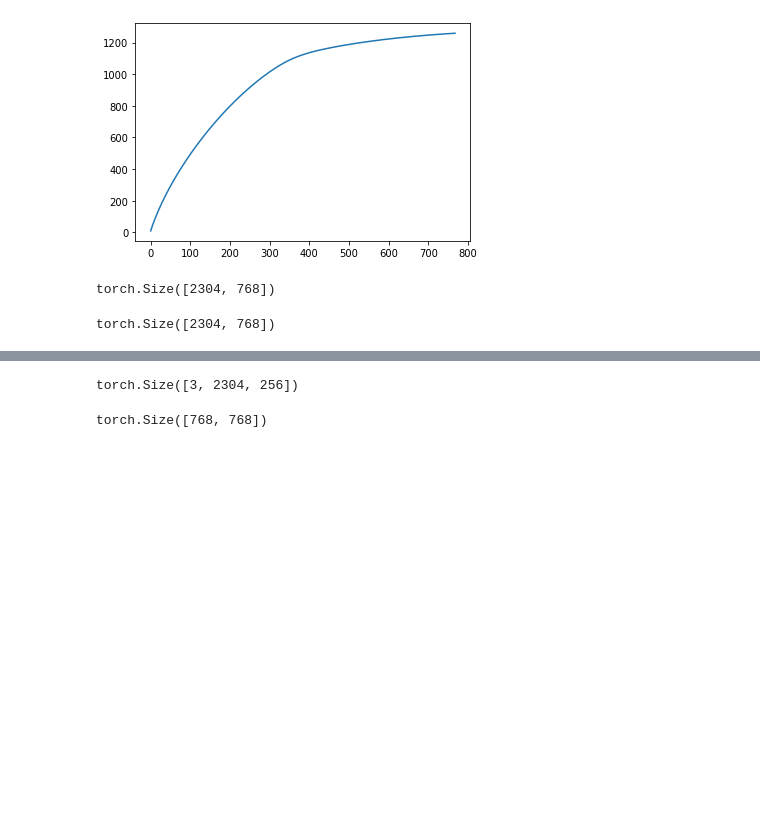
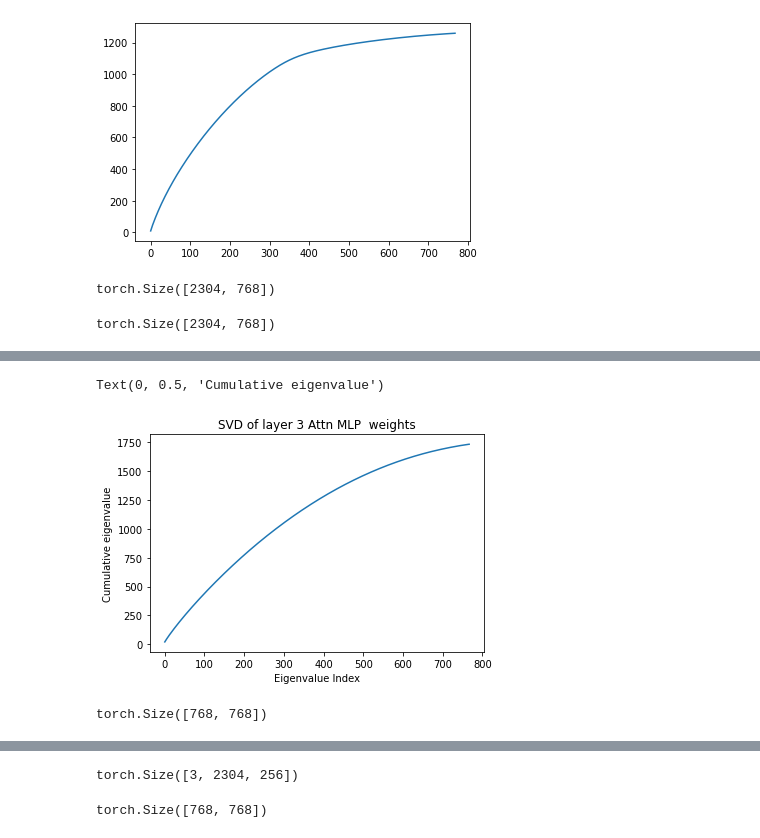
Before and after one commit to ashwinve/ODML-SwinT-JetNano, a Jupyter notebook: ODML-Swin-Transformer/LoRA_analysis.ipynb, the cells around one changed output, grey strips where cells are left out. Saved outputs shown, nothing was run; the diff lists cells and outputs as text; code cells hidden in the pictures; blank space fills up the shorter version.

```diff
--- a/ODML-Swin-Transformer/LoRA_analysis.ipynb
+++ b/ODML-Swin-Transformer/LoRA_analysis.ipynb
@@ -550,0 +585,13 @@ plt.plot(np.cumsum(svd(v_w)))
+# %%
+plt.plot(np.cumsum(svd(tmpw)))
+plt.title("SVD of layer 3 Attn MLP  weights")
+plt.xlabel("Eigenvalue Index")
+plt.ylabel("Cumulative eigenvalue")
+# %% [output]
+Text(0, 0.5, 'Cumulative eigenvalue')
+[figure, added]
+# %%
+tmpw = model.state_dict()['layers.3.blocks.0.attn.proj.weight']
+print(tmpw.shape)
+# %% [output]
+torch.Size([768, 768])
```
Also changed, not shown: parts of 8 cells of this notebook, 1 other file.
